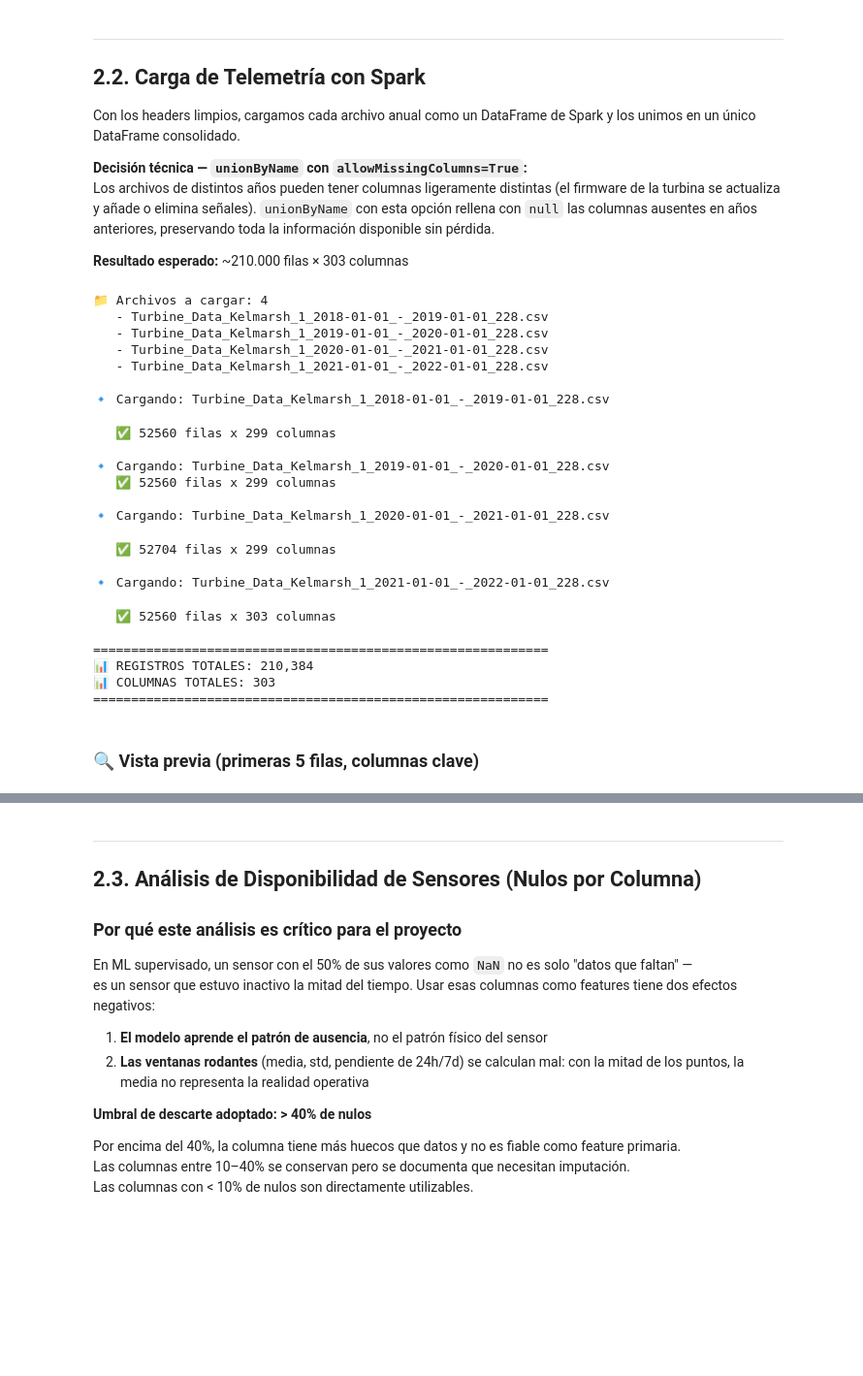
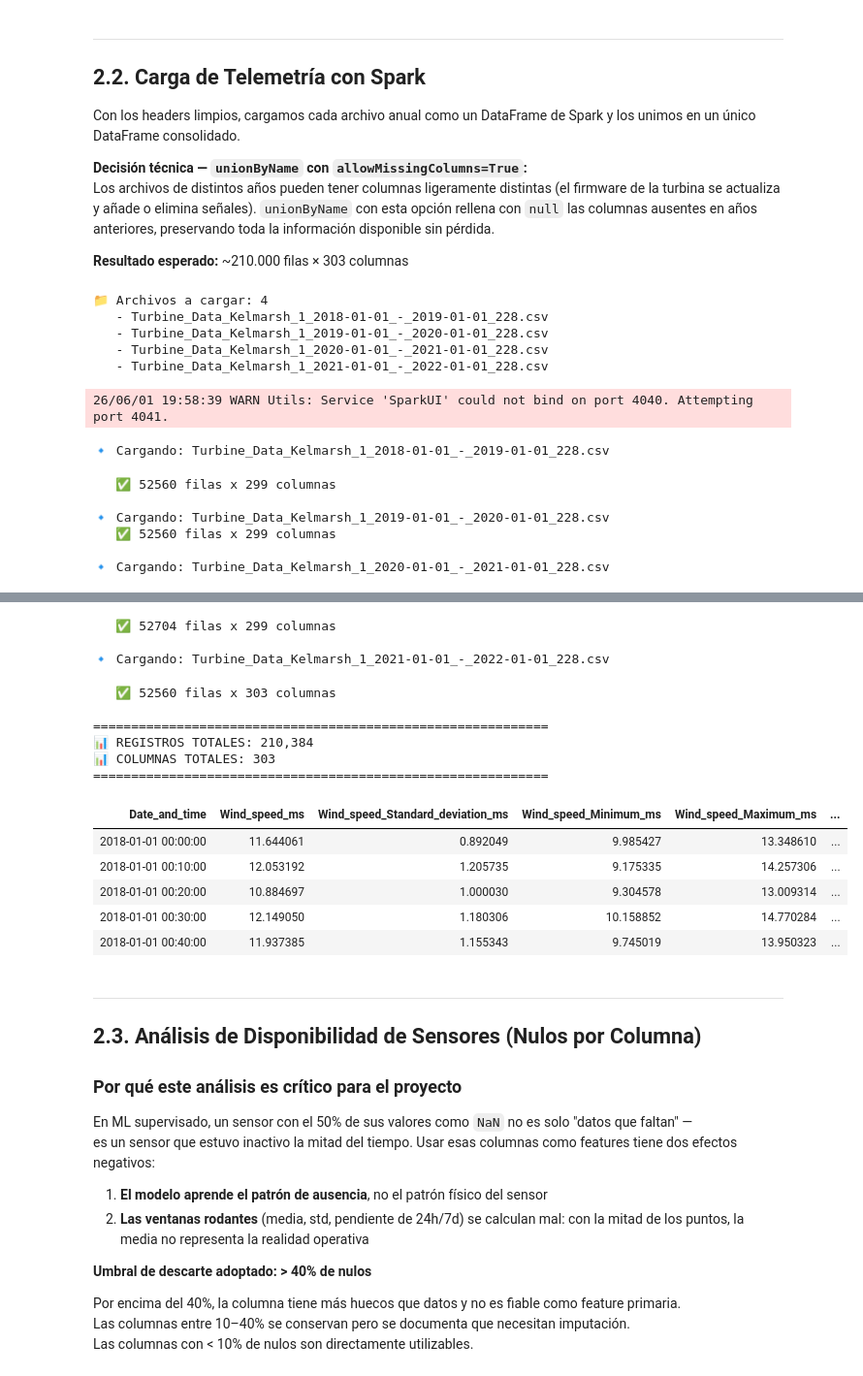
Before and after one commit to aitor-industrial-data/ai-driven-cross-generator-transfer-learning, a Jupyter notebook: notebooks/02_eda_telemetry_and_sensors.ipynb, the cells around one changed output, grey strips where cells are left out. Shown at 97% size. Saved outputs shown, nothing was run; the diff lists cells and outputs as text; code cells hidden in the pictures; blank space fills up the shorter version.

```diff
--- a/notebooks/02_eda_telemetry_and_sensors.ipynb
+++ b/notebooks/02_eda_telemetry_and_sensors.ipynb
@@ -262,53 +262,43 @@ else:
 total_records = turbine_data_df.count()
 total_cols = len(turbine_data_df.columns)
 
-print("\n"+"=" * 60)
+print("\n" + "=" * 60)
 print(f"📊 REGISTROS TOTALES: {total_records:,}")
 print(f"📊 COLUMNAS TOTALES: {total_cols}")
 print("=" * 60)
 
-# --- 5.2 Vista previa como tabla Markdown (se ve perfecto en GitHub) ---
-from IPython.display import Markdown, display
+# --- 5.2 Vista previa: tabla con scroll horizontal automático ---
+from IPython.display import HTML, display
 
-cols_preview = [
-    "Date_and_time",
-    "Wind_speed_ms",
-    "Power_kW",
-    "Nacelle_position",
-    "Rotor_speed_RPM",
-    "Grid_voltage_V"
-]
+pdf_preview = turbine_data_df.limit(5).toPandas()
 
-# Verificar que las columnas existen
-cols_existentes = [c for c in cols_preview if c in turbine_data_df.columns]
-
-pdf_preview = turbine_data_df.select(*cols_existentes).limit(5).toPandas()
-
-# Convertir a markdown
-md_table = pdf_preview.to_markdown(index=False)
-display(Markdown("### 🔍 Vista previa (primeras 5 filas, columnas clave)"))
-display(Markdown(md_table))
+html = f"""
+<style>
+    .preview-wrap {{
+        max-width: 100%;
+        overflow-x: auto;
+    }}
+    .preview-wrap table {{
+        font-size: 11px;
+        white-space: nowrap;
+    }}
+</style>
+<div class="preview-wrap">
+{pdf_preview.to_html(index=False)}
+</div>
+"""
+display(HTML(html))
 # %% [output]
 📁 Archivos a cargar: 4
    - Turbine_Data_Kelmarsh_1_2018-01-01_-_2019-01-01_228.csv
    - Turbine_Data_Kelmarsh_1_2019-01-01_-_2020-01-01_228.csv
    - Turbine_Data_Kelmarsh_1_2020-01-01_-_2021-01-01_228.csv
    - Turbine_Data_Kelmarsh_1_2021-01-01_-_2022-01-01_228.csv
-
-🔹 Cargando: Turbine_Data_Kelmarsh_1_2018-01-01_-_2019-01-01_228.csv
-   ✅ 52560 filas x 299 columnas
-
-🔹 Cargando: Turbine_Data_Kelmarsh_1_2019-01-01_-_2020-01-01_228.csv
-   ✅ 52560 filas x 299 columnas
-
-🔹 Cargando: Turbine_Data_Kelmarsh_1_2020-01-01_-_2021-01-01_228.csv
+26/06/01 19:58:39 WARN Utils: Service 'SparkUI' could not bind on port 4040. Attempting port 4041.
-   ✅ 52704 filas x 299 columnas
-
-🔹 Cargando: Turbine_Data_Kelmarsh_1_2021-01-01_-_2022-01-01_228.csv
+🔹 Cargando: Turbine_Data_Kelmarsh_1_2018-01-01_-_2019-01-01_228.csv
-   ✅ 52560 filas x 303 columnas
+   ✅ 52560 filas x 299 columnas
 
-============================================================
-📊 REGISTROS TOTALES: 210,384
-📊 COLUMNAS TOTALES: 303
-============================================================
+🔹 Cargando: Turbine_Data_Kelmarsh_1_2019-01-01_-_2020-01-01_228.csv
+   ✅ 52560 filas x 299 columnas
+
+🔹 Cargando: Turbine_Data_Kelmarsh_1_2020-01-01_-_2021-01-01_228.csv
-### 🔍 Vista previa (primeras 5 filas, columnas clave)
@@ -322,3 +305,18 @@ display(Markdown(md_table))
+   ✅ 52704 filas x 299 columnas
+
+🔹 Cargando: Turbine_Data_Kelmarsh_1_2021-01-01_-_2022-01-01_228.csv
+   ✅ 52560 filas x 303 columnas
+
+============================================================
+📊 REGISTROS TOTALES: 210,384
+📊 COLUMNAS TOTALES: 303
+============================================================
+| Date_and_time | Wind_speed_ms | Wind_speed_Standard_deviation_ms | Wind_speed_Minimum_ms | Wind_speed_Maximum_ms | ... |
+| 2018-01-01 00:00:00 | 11.644061 | 0.892049 | 9.985427 | 13.348610 | ... |
+| 2018-01-01 00:10:00 | 12.053192 | 1.205735 | 9.175335 | 14.257306 | ... |
+| 2018-01-01 00:20:00 | 10.884697 | 1.000030 | 9.304578 | 13.009314 | ... |
+| 2018-01-01 00:30:00 | 12.149050 | 1.180306 | 10.158852 | 14.770284 | ... |
+| 2018-01-01 00:40:00 | 11.937385 | 1.155343 | 9.745019 | 13.950323 | ... |
 # %% [markdown]
 ---
 
```
Also changed, not shown: parts of 2 cells of this notebook.
